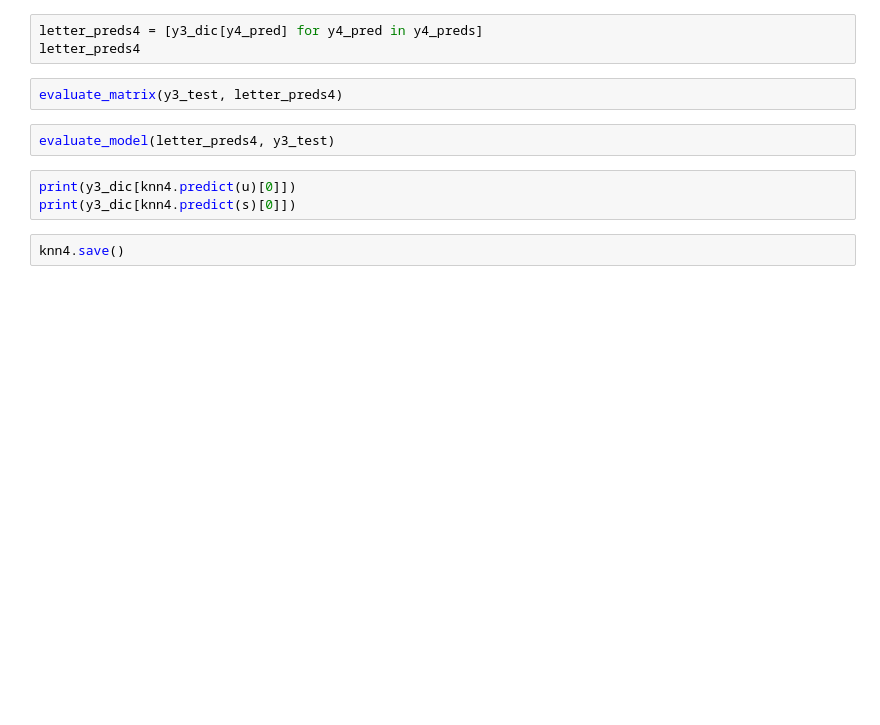
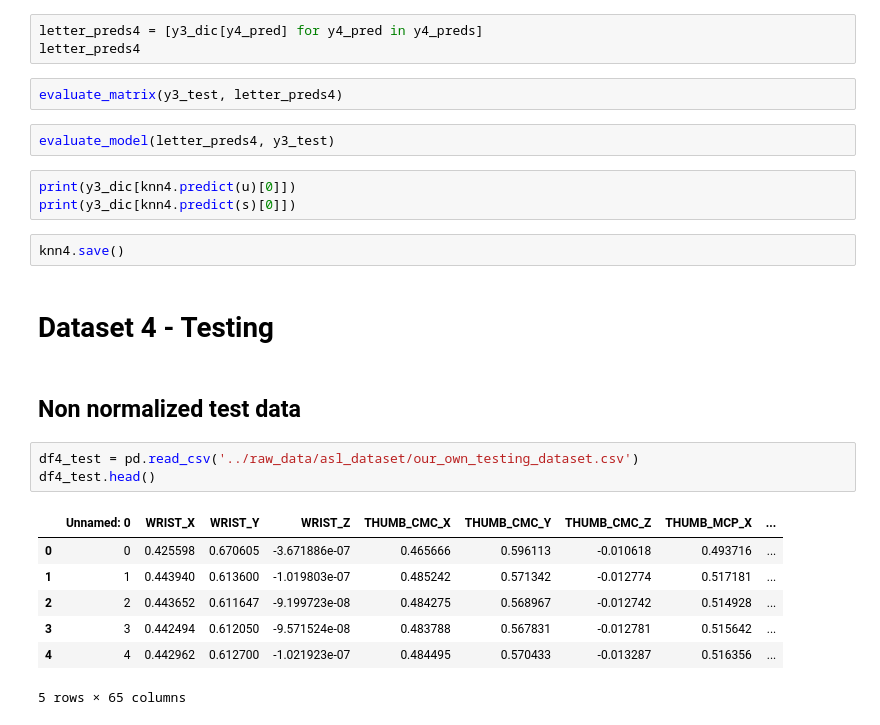
Before and after one commit to cpsnowden/swordle, a Jupyter notebook: notebooks/KNN-WT-MergedData.ipynb, the cells around one changed output. Cells and saved outputs as stored; diff of their text form; blank space fills up the shorter version.

```diff
--- a/notebooks/KNN-WT-MergedData.ipynb
+++ b/notebooks/KNN-WT-MergedData.ipynb
@@ -494,3 +574,18 @@ print(y3_dic[knn4.predict(u)[0]])
 print(y3_dic[knn4.predict(s)[0]])
 # %%
 knn4.save()
+# %% [markdown]
+# Dataset 4 - Testing
+# %% [markdown]
+## Non normalized test data
+# %%
+df4_test = pd.read_csv('../raw_data/asl_dataset/our_own_testing_dataset.csv')
+df4_test.head()
+# %% [output]
+|  | Unnamed: 0 | WRIST_X | WRIST_Y | WRIST_Z | THUMB_CMC_X | THUMB_CMC_Y | THUMB_CMC_Z | THUMB_MCP_X | ... |
+| 0 | 0 | 0.425598 | 0.670605 | -3.671886e-07 | 0.465666 | 0.596113 | -0.010618 | 0.493716 | ... |
+| 1 | 1 | 0.443940 | 0.613600 | -1.019803e-07 | 0.485242 | 0.571342 | -0.012774 | 0.517181 | ... |
+| 2 | 2 | 0.443652 | 0.611647 | -9.199723e-08 | 0.484275 | 0.568967 | -0.012742 | 0.514928 | ... |
+| 3 | 3 | 0.442494 | 0.612050 | -9.571524e-08 | 0.483788 | 0.567831 | -0.012781 | 0.515642 | ... |
+| 4 | 4 | 0.442962 | 0.612700 | -1.021923e-07 | 0.484495 | 0.570433 | -0.013287 | 0.516356 | ... |
+5 rows × 65 columns
```
Also changed, not shown: parts of 26 cells of this notebook.
